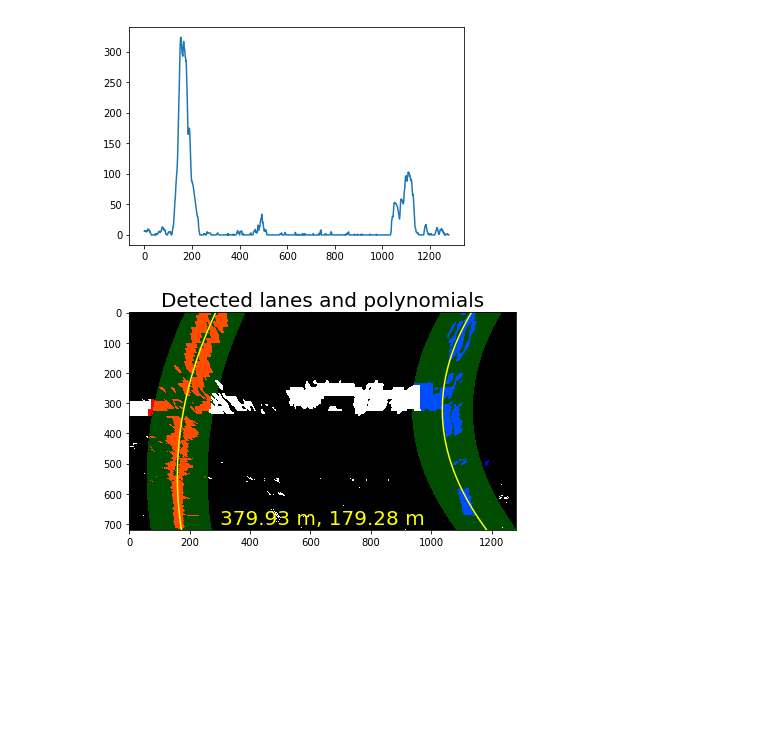
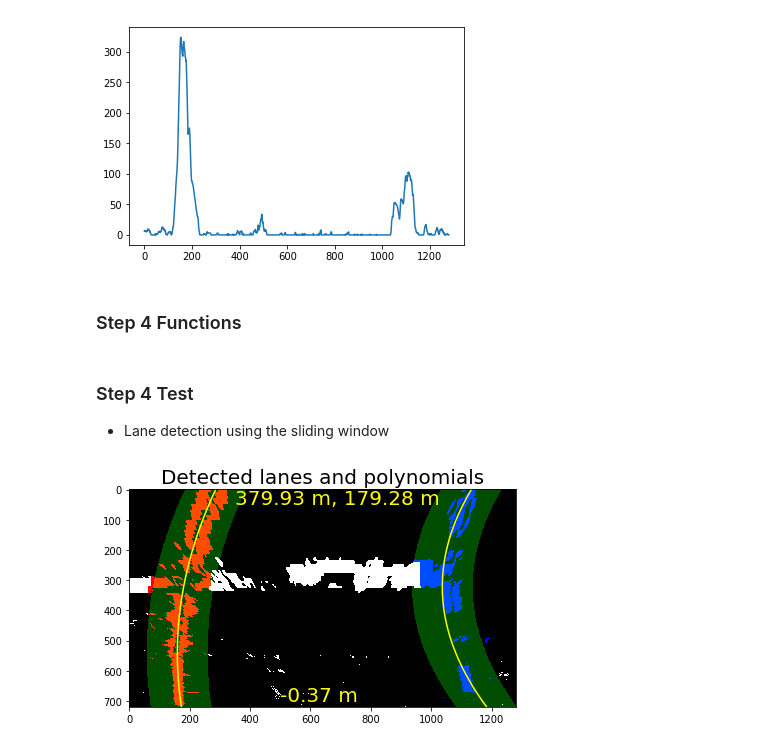
Before and after one commit to mille-printemps/sdc-term1-project4-advanced-lane-finding, a Jupyter notebook: P4.ipynb, the cells around one changed output. Saved outputs shown, nothing was run; the diff lists cells and outputs as text; code cells hidden in the pictures; blank space fills up the shorter version.

```diff
--- a/P4.ipynb
+++ b/P4.ipynb
@@ -15,6 +30,7 @@ OUTPUT_IMAGE_DIR = 'output_images'
 # %%
 def collectCorners(imageFiles, nx, ny):
     '''
+    Collect object points and image points from the chessboard images
     '''
     objPoints = []
     imagePoints = []
@@ -34,6 +50,7 @@ def collectCorners(imageFiles, nx, ny):
 
 def undistort(image, objPoints, imagePoints):
     '''
+    Create an undistorted image given the object points and image points
     '''
     ret, mtx, dist, rvecs, tvecs = cv2.calibrateCamera(objPoints, imagePoints, (image.shape[1], image.shape[0]), None, None)
     return cv2.undistort(image, mtx, dist, None, mtx)
@@ -57,15 +85,14 @@ fig.savefig(os.path.join(OUTPUT_IMAGE_DIR, 'undistorted.jpg'))
 # %%
 def thresholdColorGradient(undistorted, sThreshold=(130,255), xThreshold=(15,100)):
     '''
+    Create thresholded binary images using color transforms and gradients given the undistorted image and thesholds
     '''
-
     # Convert to HLS color space and separate the S channel
     hls = cv2.cvtColor(undistorted, cv2.COLOR_RGB2HLS).astype(np.float)
     lChannel = hls[:,:,1]
     sChannel = hls[:,:,2]
 
-    # Sobel x
-    # Take the derivative in x
+    # Take the derivative in x using the Sobel operator
     # Absolute x derivative to accentuate lines away from horizontal
     sobelX = cv2.Sobel(lChannel, cv2.CV_64F, 1, 0)
     absSobelX = np.absolute(sobelX)
@@ -163,25 +215,29 @@ plt.plot(histogram)
 # %% [output]
 [<matplotlib.lines.Line2D at 0x...>]
 [figure]
+# %% [markdown]
+### Step 4 Functions
 # %%
 def measureCarvature(leftX, leftY, rightX, rightY, plotY):
     '''
+    Calculate radii of curvature in meters
     '''
-    def curveRadius(fit, yValue, yMeterPerPixels):
-        return ((1 + (2 * fit[0] * yValue * yMeterPerPixels + fit[1])**2)**1.5) / np.absolute(2 * fit[0])
+    def curveRadius(fitted, yValue, Y_METERS_PER_PIXEL):
+        return ((1 + (2 * fitted[0] * yValue * Y_METERS_PER_PIXEL + fitted[1])**2)**1.5) / np.absolute(2 * fitted[0])
 
-    xMeterPerPixels = 3.7/700 # meters per pixel in x dimension
-    yMeterPerPixels = 30/720 # meters per pixel in y dimension
+    # Fit polynomials to x,y
+    leftFit = np.polyfit(leftY * Y_METERS_PER_PIXEL, leftX * X_METERS_PER_PIXEL, 2)
+    rightFit = np.polyfit(rightY * Y_METERS_PER_PIXEL, rightX * X_METERS_PER_PIXEL, 2)
 
-    # Fit new polynomials to x,y in world space
-    leftFit = np.polyfit(leftY * yMeterPerPixels, leftX * xMeterPerPixels, 2)
-    rightFit = np.polyfit(rightY * yMeterPerPixels, rightX * xMeterPerPixels, 2)
+    # Calculate the vehicle potision from the center
+    # Negative value: left from center
+    # Positive value: right from center
+    position = CENTER - ((leftFit[2] + rightFit[2])/2.0)
 
-    # Calculate the new radii of curvature
+    # Calculate the radii of curvature in meters
     yValue = np.max(plotY)
-    leftCurveRadius = curveRadius(leftFit, yValue, yMeterPerPixels)
-    rightCurveRadius = curveRadius(rightFit, yValue, yMeterPerPixels)
+    leftCurveRadius = curveRadius(leftFit, yValue, Y_METERS_PER_PIXEL)
+    rightCurveRadius = curveRadius(rightFit, yValue, Y_METERS_PER_PIXEL)
 
-    # Now our radius of curvature is in meters
-    return leftCurveRadius, rightCurveRadius
+    return leftCurveRadius, rightCurveRadius, position
 # %%
@@ -342,18 +414,23 @@ def findLanes(warped, numberOfWindows=9, windowMargin=100, minPixels=50):
+# %% [markdown]
+### Step 4 Test
+
+* Lane detection using the sliding window
 # %%
-# Left and right second order polynomials
-fit.left = []
-fit.right = []
+# Initialization
+fitted.left = []
+fitted.right = []
 firstFrameProcessed.done = False
 
-lanes, leftFitX, rightFitX, plotY, leftCurveRadius, rightCurveRadius = findLanes(warped)
+lanes, leftFitX, rightFitX, plotY, leftCurveRadius, rightCurveRadius, position = findLanes(warped)
 
 fig, ax = plt.subplots(1, 1, figsize=(8, 4))
 ax.imshow(lanes)
 ax.set_title('Detected lanes and polynomials', fontsize=20)
 ax.plot(leftFitX, plotY, color='yellow')
 ax.plot(rightFitX, plotY, color='yellow')
-ax.text(300, 700,'%.2f m, %.2f m' % (leftCurveRadius, rightCurveRadius), color='yellow', fontsize=20)
+ax.text(350, 50,'%.2f m, %.2f m' % (leftCurveRadius, rightCurveRadius), color='yellow', fontsize=20)
+ax.text(500, 700, '%.2f m' % position, color='yellow', fontsize=20)
 
 fig.savefig(os.path.join(OUTPUT_IMAGE_DIR, 'lanes_polynomials.jpg'))
 # %% [output]
-[figure, old version]
+[figure, new version]
```
Also changed, not shown: parts of 19 cells of this notebook, 3 other files.
